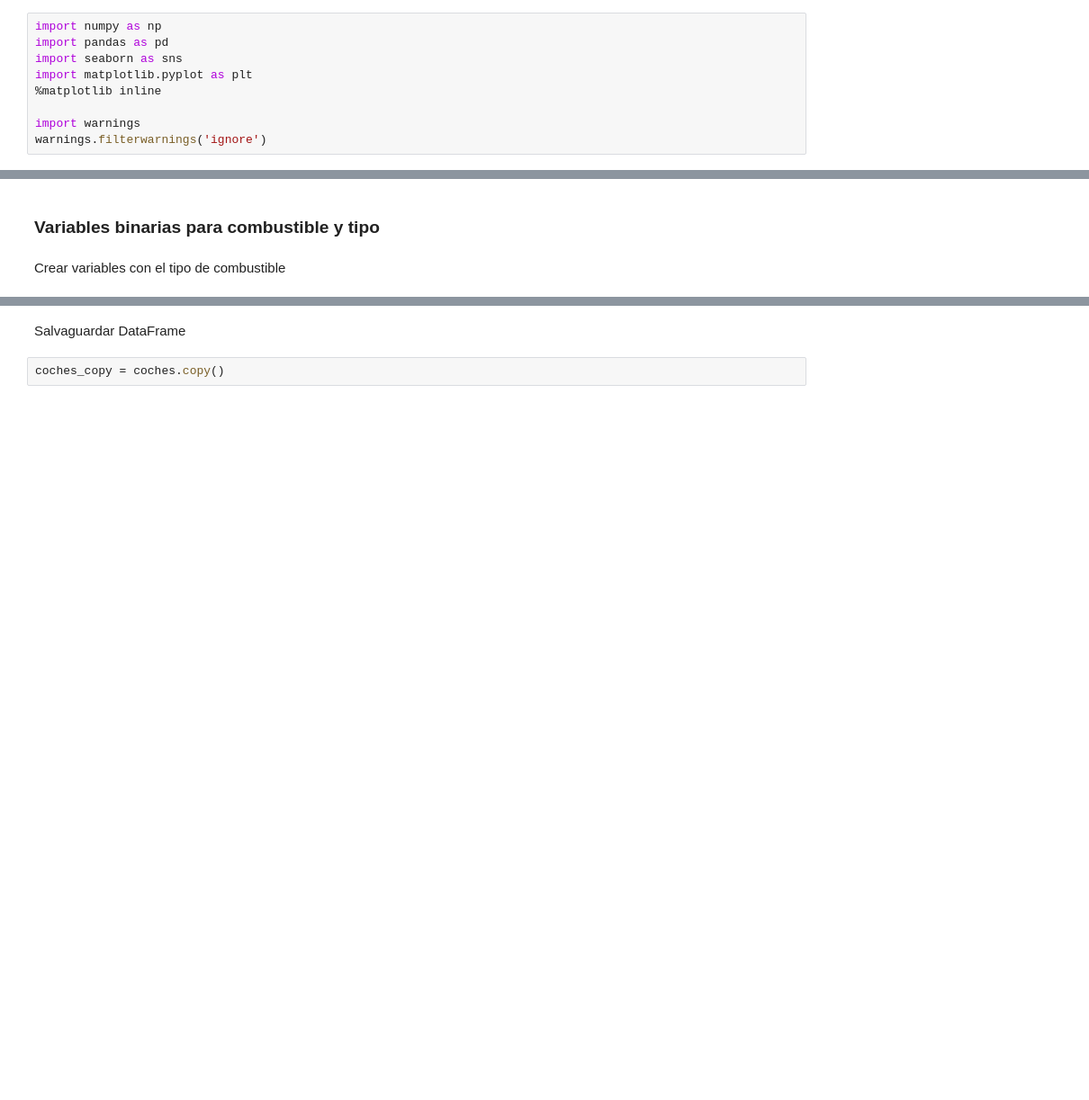
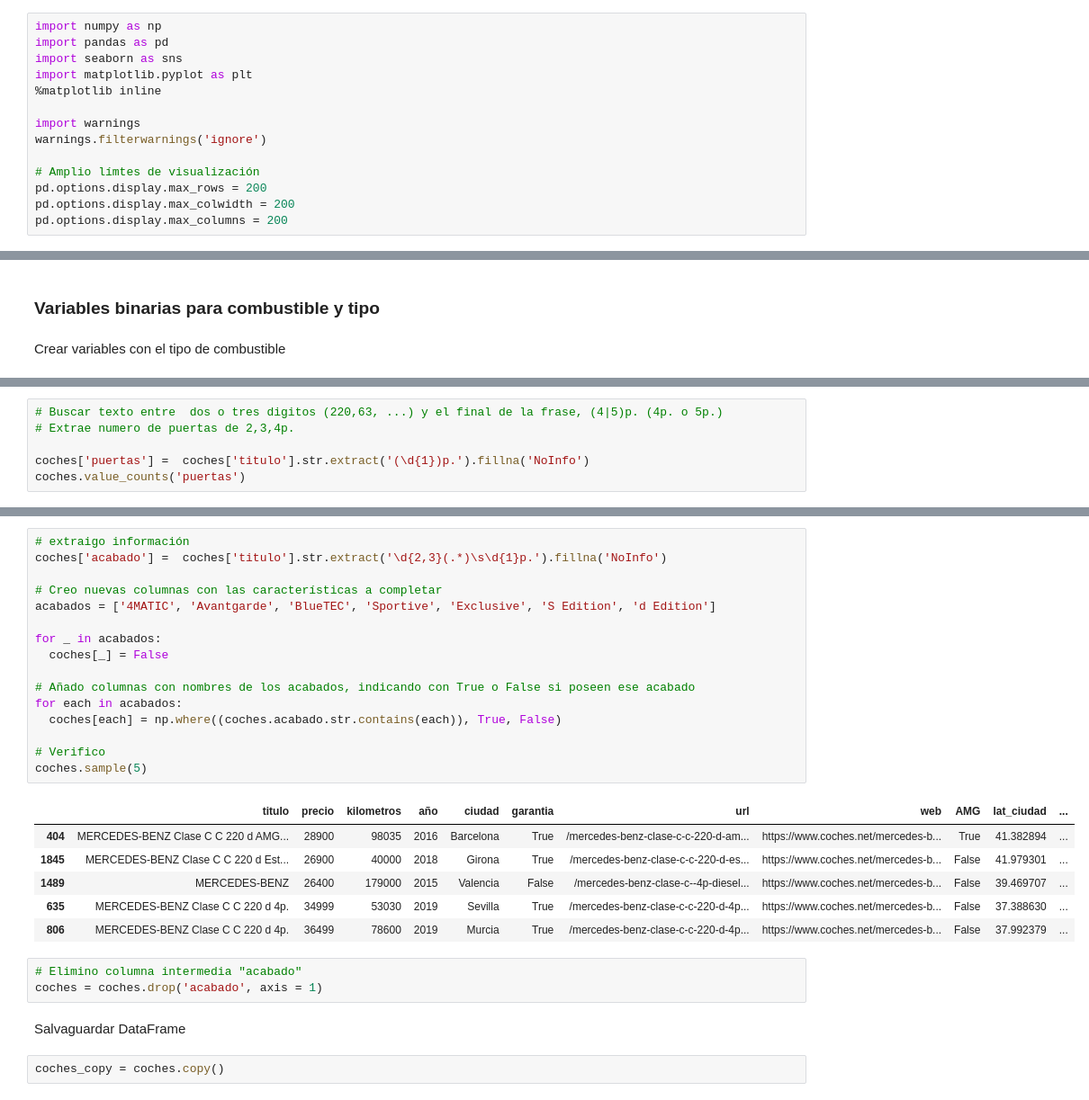
Before and after one commit to JAlonMor/Webscraping, a Jupyter notebook: EDA_coches.ipynb, the cells around one changed output, grey strips where cells are left out. Shown at 90% size. Drawn from its saved outputs; the diff is of its cells as text; blank space fills up the shorter version.

```diff
--- a/EDA_coches.ipynb
+++ b/EDA_coches.ipynb
@@ -25,6 +25,11 @@ import matplotlib.pyplot as plt
 
 import warnings
 warnings.filterwarnings('ignore')
+
+# Amplio límtes de visualización
+pd.options.display.max_rows = 200
+pd.options.display.max_colwidth = 200
+pd.options.display.max_columns = 200
 # %%
 # Creo DataFrame a partir de los datos obtenidos mediante web scraping
 
@@ -343,0 +351,6 @@ coches.sample(1)
+# %%
+# Buscar texto entre  dos o tres digitos (220,63, ...) y el final de la frase, (4|5)p. (4p. o 5p.)
+# Extrae numero de puertas de 2,3,4p.
+
+coches['puertas'] =  coches['titulo'].str.extract('(\d{1})p.').fillna('NoInfo')
+coches.value_counts('puertas')
@@ -344,3 +375,29 @@ coches.sample(1)
+# %%
+# extraigo información
+coches['acabado'] =  coches['titulo'].str.extract('\d{2,3}(.*)\s\d{1}p.').fillna('NoInfo')
+
+# Creo nuevas columnas con las características a completar
+acabados = ['4MATIC', 'Avantgarde', 'BlueTEC', 'Sportive', 'Exclusive', 'S Edition', 'd Edition']
+
+for _ in acabados:
+  coches[_] = False
+
+# Añado columnas con nombres de los acabados, indicando con True o False si poseen ese acabado
+for each in acabados:
+  coches[each] = np.where((coches.acabado.str.contains(each)), True, False)
+
+# Verifico
+coches.sample(5)
+# %% [output]
+|  | titulo | precio | kilometros | año | ciudad | garantia | url | web | AMG | lat_ciudad | ... |
+| 404 | MERCEDES-BENZ Clase C C 220 d AMG... | 28900 | 98035 | 2016 | Barcelona | True | /mercedes-benz-clase-c-c-220-d-am... | https://www.coches.net/mercedes-b... | True | 41.382894 | ... |
+| 1845 | MERCEDES-BENZ Clase C C 220 d Est... | 26900 | 40000 | 2018 | Girona | True | /mercedes-benz-clase-c-c-220-d-es... | https://www.coches.net/mercedes-b... | False | 41.979301 | ... |
+| 1489 | MERCEDES-BENZ | 26400 | 179000 | 2015 | Valencia | False | /mercedes-benz-clase-c--4p-diesel... | https://www.coches.net/mercedes-b... | False | 39.469707 | ... |
+| 635 | MERCEDES-BENZ Clase C C 220 d 4p. | 34999 | 53030 | 2019 | Sevilla | True | /mercedes-benz-clase-c-c-220-d-4p... | https://www.coches.net/mercedes-b... | False | 37.388630 | ... |
+| 806 | MERCEDES-BENZ Clase C C 220 d 4p. | 36499 | 78600 | 2019 | Murcia | True | /mercedes-benz-clase-c-c-220-d-4p... | https://www.coches.net/mercedes-b... | False | 37.992379 | ... |
+# %%
+# Elimino columna intermedia "acabado"
+coches = coches.drop('acabado', axis = 1)
 # %% [markdown]
 Salvaguardar DataFrame
 # %%
```
Also changed, not shown: parts of 9 cells of this notebook.
